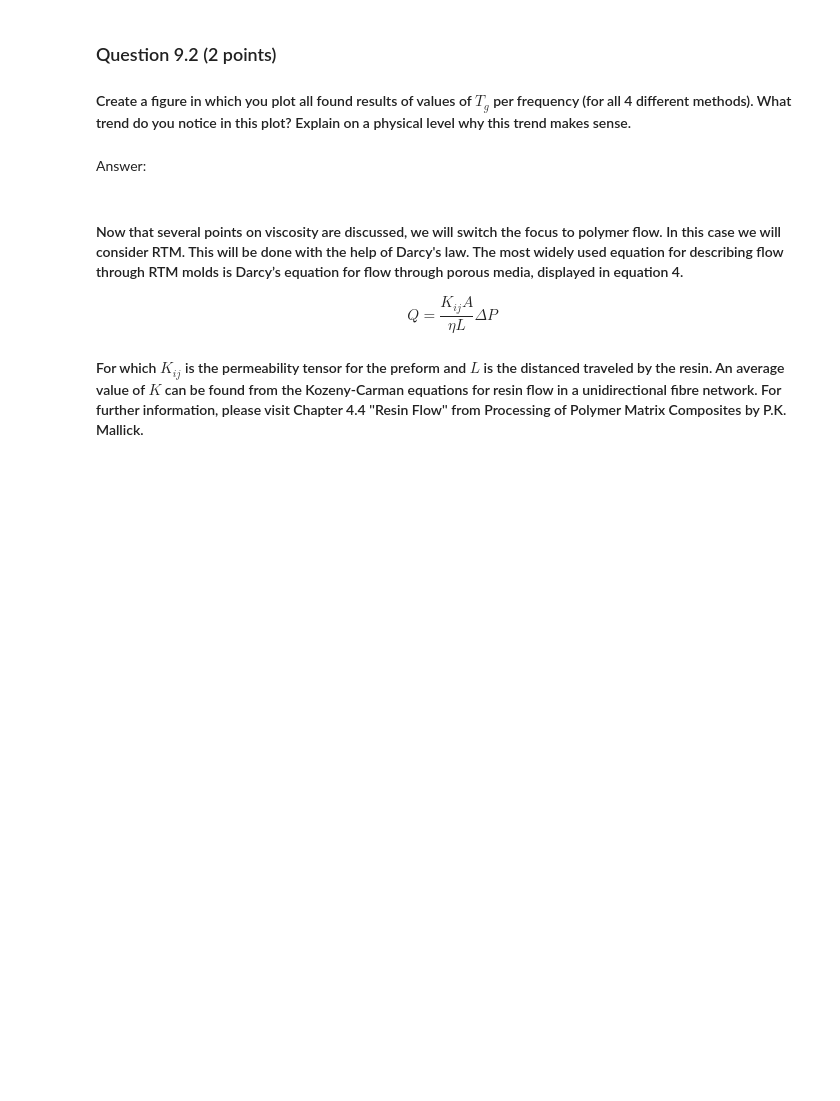
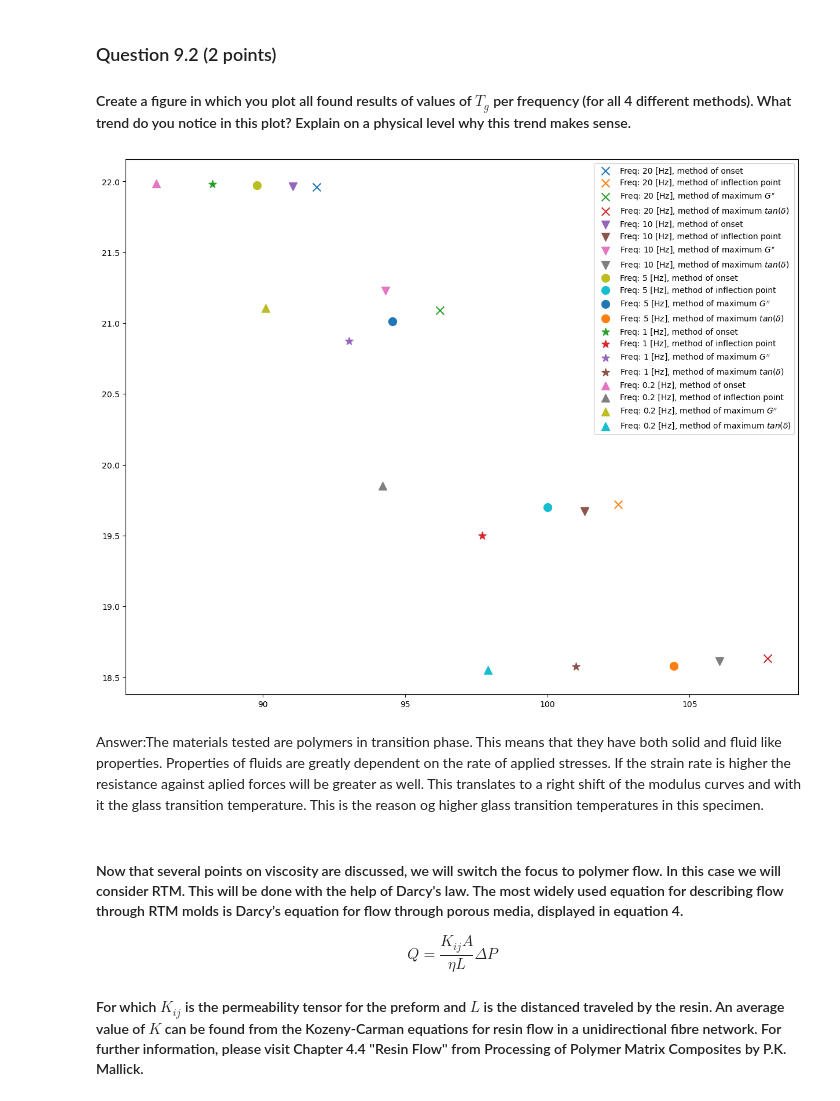
Before and after one commit to ocarpentier/PCM, a Jupyter notebook: Rheokinetics/Notebook Rheokinetics.ipynb, the cells around one changed output. Saved outputs shown, nothing was run; the diff lists cells and outputs as text; code cells hidden in the pictures; blank space fills up the shorter version.

```diff
--- a/Rheokinetics/Notebook Rheokinetics.ipynb
+++ b/Rheokinetics/Notebook Rheokinetics.ipynb
@@ -306,8 +334,19 @@ The T_g found at a frequency of 0.2[Hz] is 90.106 [K]
 ### Question 9.2 (2 points)
 
 #### Create a figure in which you plot all found results of values of $T_g$ per frequency (for all 4 different methods). What trend do you notice in this plot? Explain on a physical level why this trend makes sense.
-# %% [markdown]
-Answer:
+# %%
+markers_lst = ['x','v','o','*','^']
+for it,freq in enumerate(freq_lst):
+    plt.scatter(Tg_81[it],G_log_81[it],marker=markers_lst[it],s=100,label=f'Freq: {round(freq,2)} [Hz], method of onset')#label=f'Freq.= {round(freq,2)}')
+    plt.scatter(Tg_82[it],G_log_82[it],marker=markers_lst[it],s=100,label=f'Freq: {round(freq,2)} [Hz], method of inflection point')
+    plt.scatter(Tg_911[it],G_log_911[it],marker=markers_lst[it],s=100,label=f'Freq: {round(freq,2)} [Hz], method of maximum'+' $G^{\prime \prime}$')
+    plt.scatter(Tg_912[it],G_log_912[it],marker=markers_lst[it],s=100,label=f'Freq: {round(freq,2)} [Hz], method of maximum'+' $tan(\delta)$')
+plt.legend()
+plt.show()
+# %% [output]
+[figure, added]
+# %% [markdown]
+Answer:The materials tested are polymers in transition phase. This means that they have both solid and fluid like properties. Properties of fluids are greatly dependent on the rate of applied stresses. If the strain rate is higher the resistance against aplied forces will be greater as well. This translates to a right shift of the modulus curves and with it the glass transition temperature. This is the reason og higher glass transition temperatures in this specimen.
 # %% [markdown]
 #### Now that several points on viscosity are discussed, we will switch the focus to polymer flow. In this case we will consider RTM. This will be done with the help of Darcy's law. The most widely used equation for describing flow through RTM molds is Darcy’s equation for flow through porous media, displayed in equation 4.
 $$ Q = \frac{K_{ij}A}{\eta L} \Delta P $$
```
Also changed, not shown: parts of 15 cells of this notebook, 1 other file.
